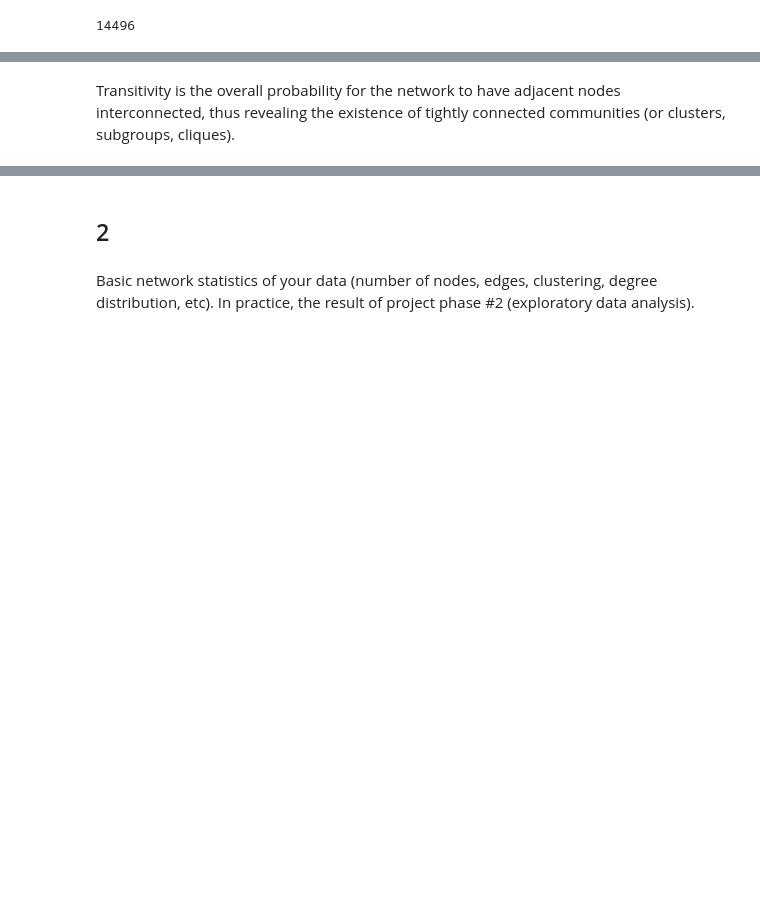
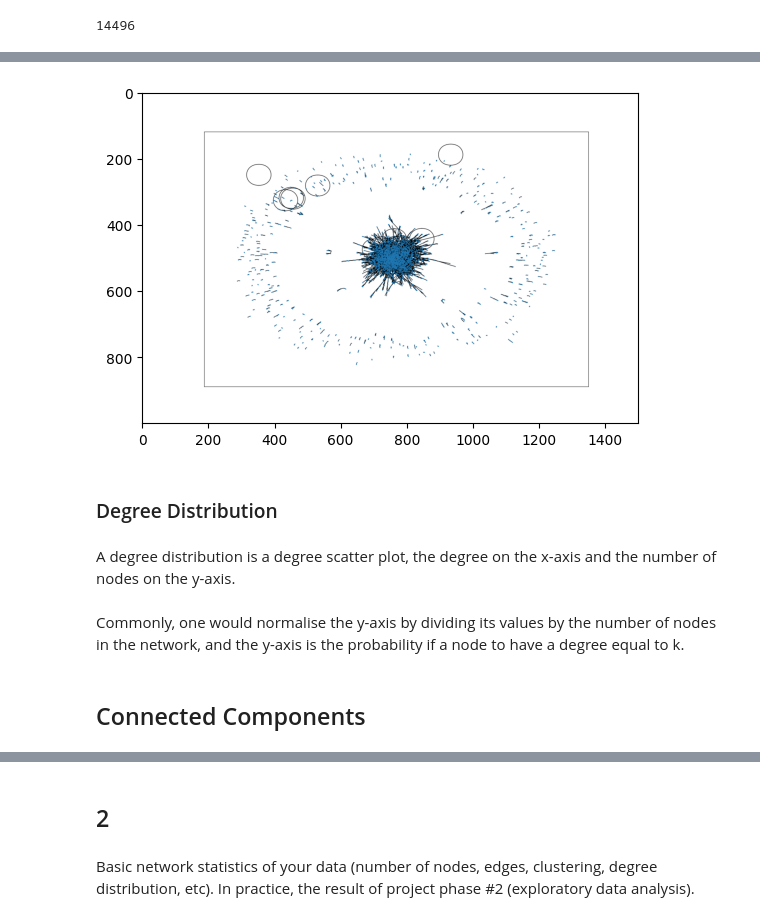
Before and after one commit to viggo-gascou/network-analysis, a Jupyter notebook: main_authors.ipynb, the cells around one changed output, grey strips where cells are left out. Saved outputs shown, nothing was run; the diff lists cells and outputs as text; code cells hidden in the pictures; blank space fills up the shorter version.

```diff
--- a/main_authors.ipynb
+++ b/main_authors.ipynb
@@ -82,2 +84,12 @@ skipping
-# %% [markdown]
-Transitivity is the overall probability for the network to have adjacent nodes interconnected, thus revealing the existence of tightly connected communities (or clusters, subgroups, cliques).
+# %%
+img = mpimg.imread('figures/graph_with_edges.png')
+imgplot = plt.imshow(img)
+plt.show()
+# %% [output]
+[figure, added]
+# %% [markdown]
+### Degree Distribution
+# %% [markdown]
+A degree distribution is a degree scatter plot, the degree on the x-axis and the number of nodes on the y-axis.
+# %% [markdown]
+Commonly, one would normalise the y-axis by dividing its values by the number of nodes in the network, and the y-axis is the probability if a node to have a degree equal to k.
@@ -84,3 +100,5 @@ Transitivity is the overall probability for the network to have adjacent nodes i
+# %% [markdown]
+## Connected Components
 # %%
 largest_cc = max(nx.connected_components(G), key=len)
 LG = G.subgraph(largest_cc)
```
Also changed, not shown: parts of 70 cells of this notebook, 8 other files.
